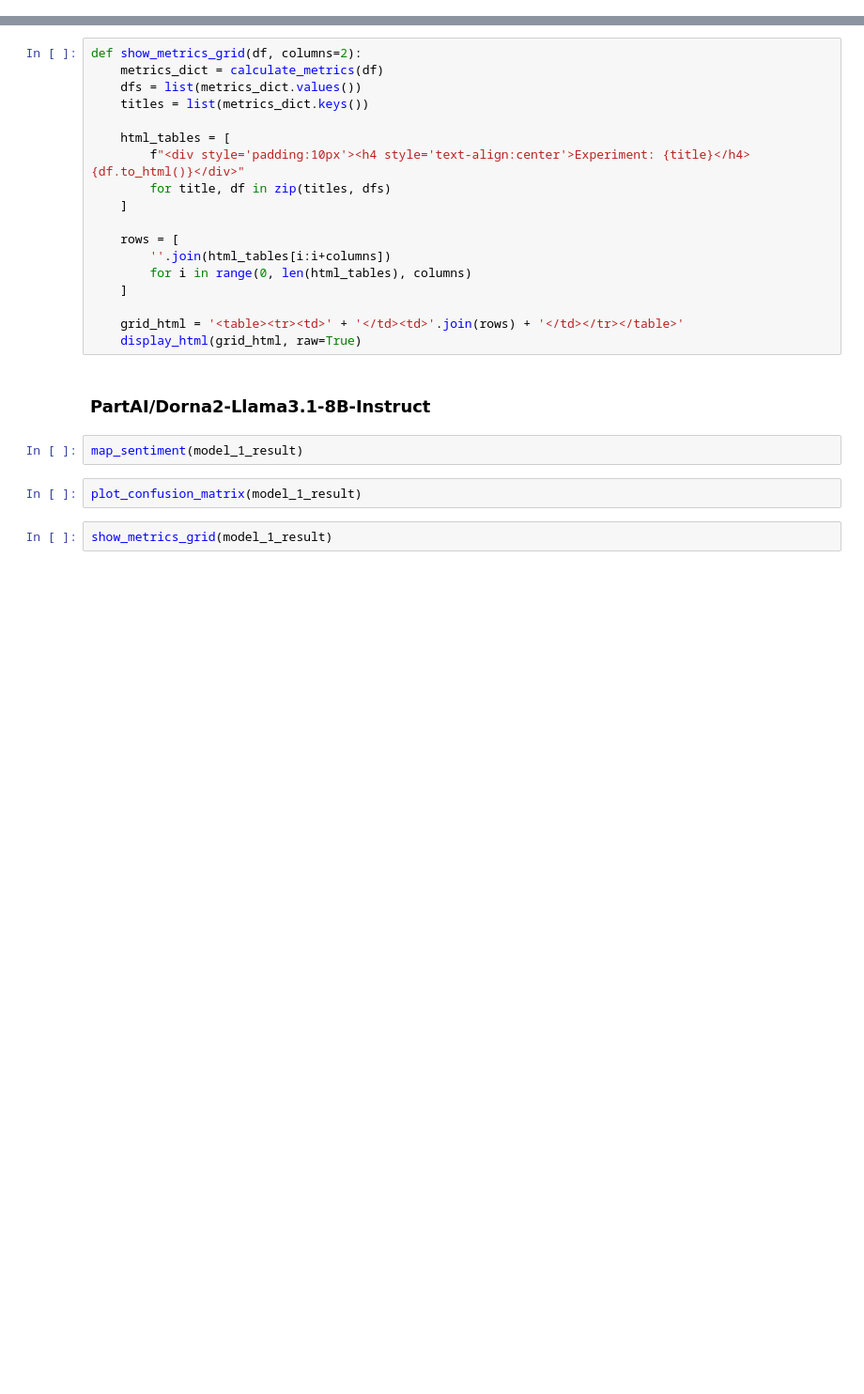
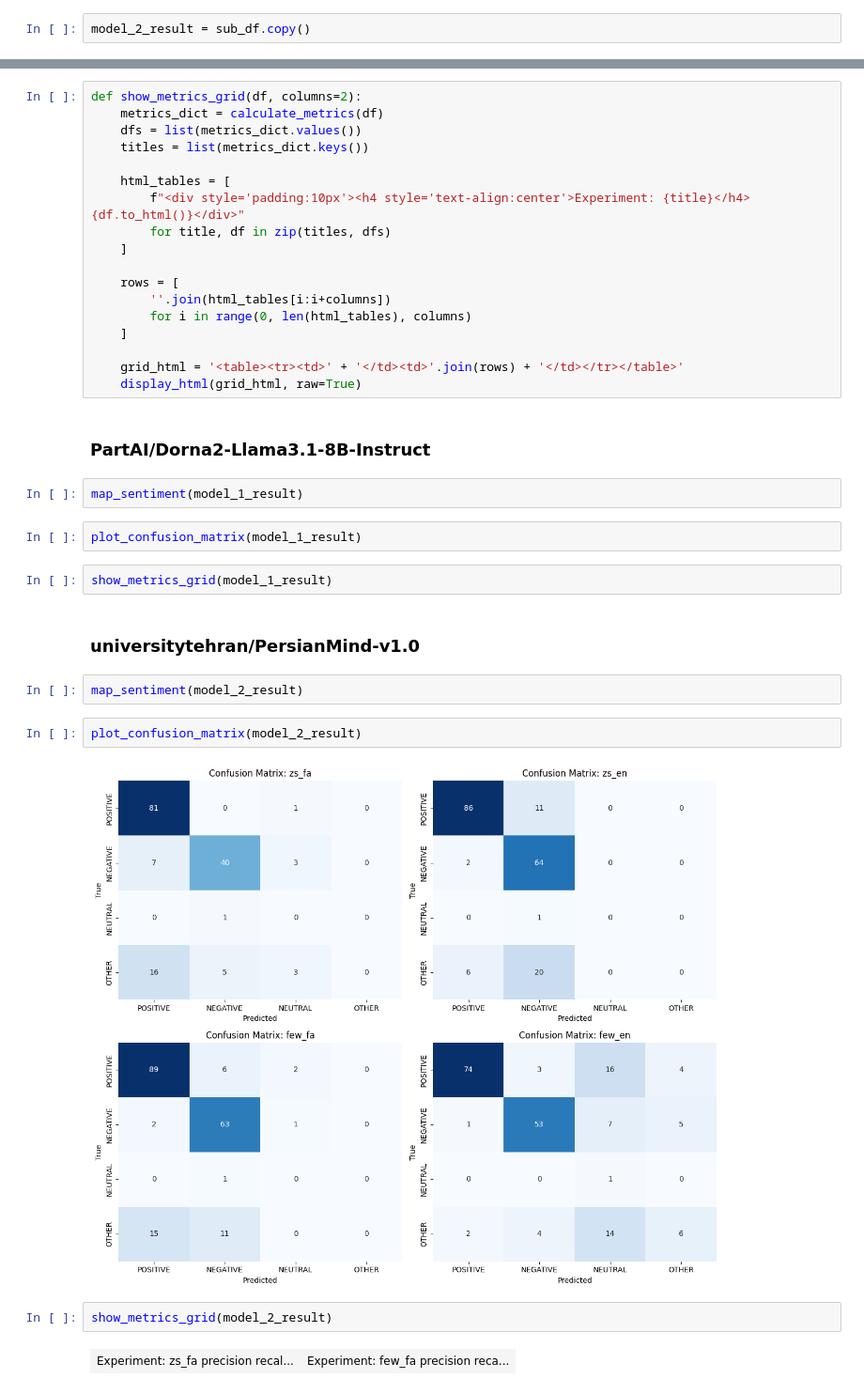
Before and after one commit to shayantabatabaee/llm-sentiment-analysis, a Jupyter notebook: llm-sentiment-analysis.ipynb, the cells around one changed output, grey strips where cells are left out. Shown at 94% size. Saved outputs shown, nothing was run; the diff lists cells and outputs as text; blank space fills up the shorter version.

Commit message:
persianmind

```diff
--- a/llm-sentiment-analysis.ipynb
+++ b/llm-sentiment-analysis.ipynb
@@ -274,0 +346,2 @@ model_1_result.head(20)
+# %%
+model_2_result = sub_df.copy()
@@ -354,3 +463,15 @@ map_sentiment(model_1_result)
 plot_confusion_matrix(model_1_result)
 # %%
 show_metrics_grid(model_1_result)
+# %% [markdown]
+### universitytehran/PersianMind-v1.0
+# %%
+map_sentiment(model_2_result)
+# %%
+plot_confusion_matrix(model_2_result)
+# %% [output]
+[figure, added]
+# %%
+show_metrics_grid(model_2_result)
+# %% [output]
+| Experiment: zs_fa precision recal... | Experiment: few_fa precision reca... |
```
Also changed, not shown: parts of 11 cells of this notebook.
